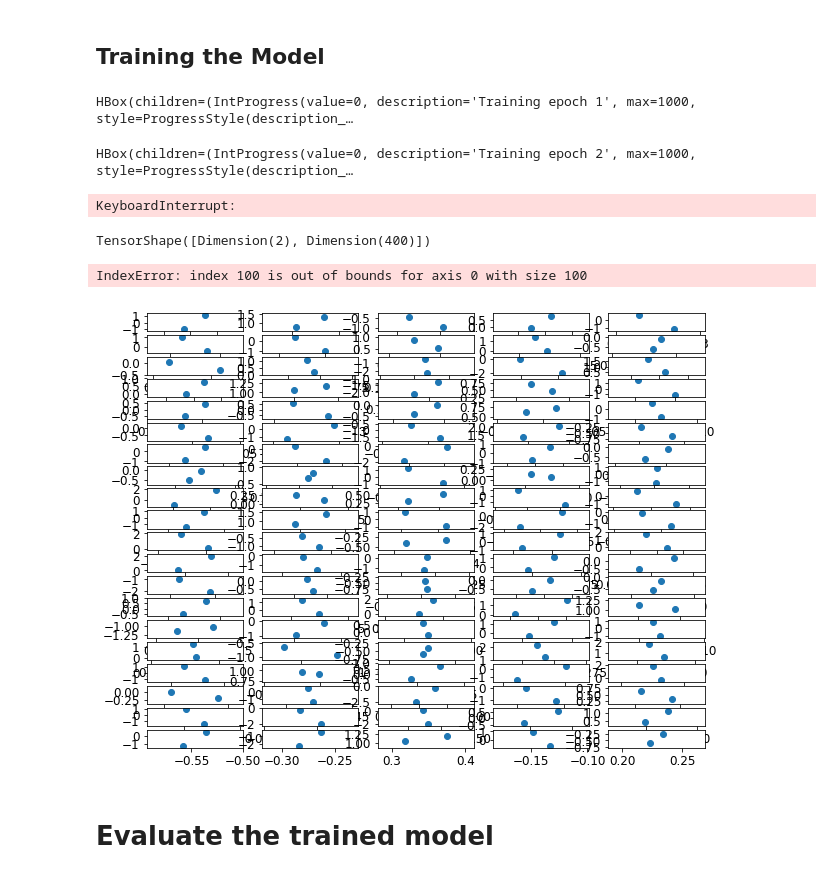
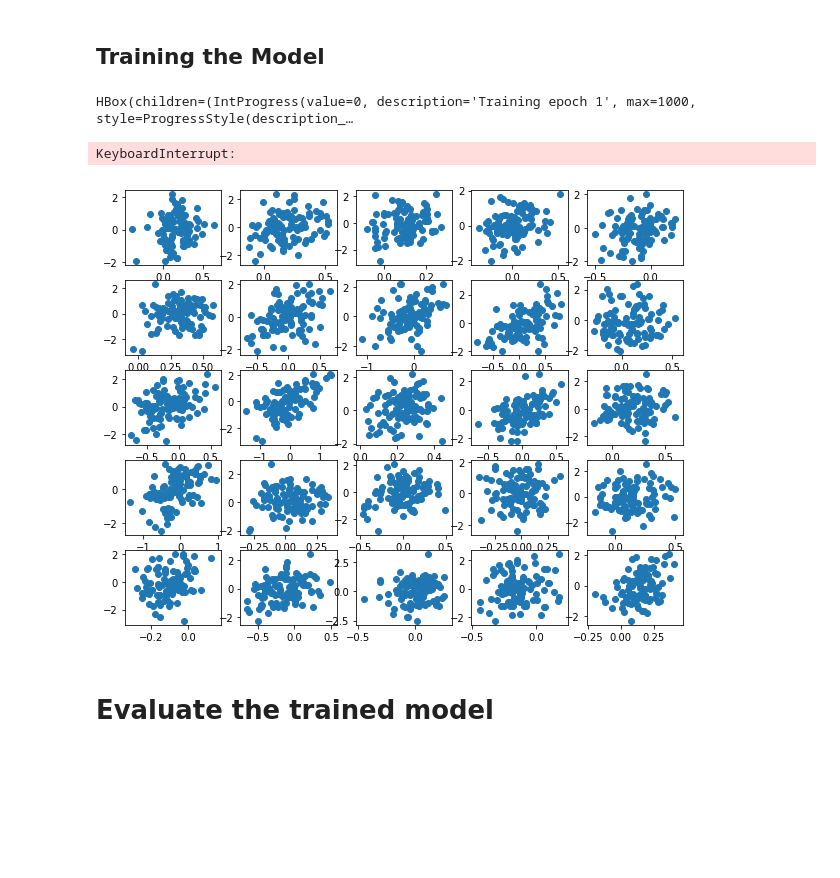
Before and after one commit to stefanradev93/cINN, a Jupyter notebook: BayesianRegression_cINN_Invariant_Example_LargeN.ipynb, the cells around one changed output. Cells and saved outputs as stored; diff of their text form; code cells hidden in the pictures; blank space fills up the shorter version.

Commit message:
Add Gaussian model

```diff
--- a/BayesianRegression_cINN_Invariant_Example_LargeN.ipynb
+++ b/BayesianRegression_cINN_Invariant_Example_LargeN.ipynb
@@ -486,3 +566,5 @@ bayesian_regression = partial(bayesian_regression, n_points=n_points)
 summary_net = InvariantNetwork(summary_dim)
 model = DeepConditionalModel(inv_meta, n_inv_blocks, theta_dim, summary_net=summary_net, permute=True)
 optimizer = tf.train.AdamOptimizer(learning_rate=learning_rate)
+# %%
+X_test, theta_test = data_gen(100)
@@ -500,7 +585,5 @@ else:
 Initializing from scratch.
 # %% [markdown]
 ## Test Data
-# %%
-X_test, theta_test = bayesian_regression(2)
 # %% [markdown]
 ## Test Untrained Model
@@ -515,15 +610,25 @@ plot_metrics_params(model, X_test, theta_test, n_samples_posterior, n_chunks=10)
 for ep in range(1, epochs+1):
     with tqdm(total=iterations_per_epoch, desc='Training epoch {}'.format(ep)) as p_bar:
         # Run training loop
-        train_online_ml(model, optimizer, bayesian_regression, iterations_per_epoch,
+        train_online_ml(model, optimizer, data_gen, iterations_per_epoch,
                         batch_size, p_bar=p_bar, clip_value=clip_value, global_step=global_step,
                         transform=None, n_smooth=100)
-        # Plot stuff
-#         plot_metrics_params(model, X_test, theta_test, n_samples_posterior, n_chunks=10)
+#         # Plot stuff
+#         theta_approx_means = np.concatenate(
+#                         [model.sample(X_test, n_samples_posterior // 20, to_numpy=True)
+#                          for _ in range(20)], axis=0).mean(axis=0)
+
+#         post_means = np.stack([bayesian_regression.posterior_beta(X_test[i].numpy()).mean
+#                          for i in range(X_test.shape[0])],axis=0)
+
+#         # Plot first 25
+#         f, ax = plt.subplots(5, 5, figsize=(10, 8))
+#         for i in range(25):
+#             ax.flat[i].scatter(theta_approx_means[:, i], post_means[:, i])
+#         plt.show()
 
         # Save model
         manager.save()
 # %% [output]
 HBox(children=(IntProgress(value=0, description='Training epoch 1', max=1000, style=ProgressStyle(description_…
-HBox(children=(IntProgress(value=0, description='Training epoch 2', max=1000, style=ProgressStyle(description_…
+KeyboardInterrupt:
-KeyboardInterrupt:
@@ -534,14 +635,19 @@ theta_approx_means = np.concatenate(
-# %%
-theta_test.shape
-# %% [output]
-TensorShape([Dimension(2), Dimension(400)])
-# %%
-f, ax = plt.subplots(20, 5, figsize=(10, 8))
-for i in range(theta_test.shape[1]):
-    ax.flat[i].scatter(theta_approx_means[:, i], theta_test[:, i])
-# %% [output]
-IndexError: index 100 is out of bounds for axis 0 with size 100
-[figure, removed]
+# %%
+# Plot stuff
+theta_approx_means = np.concatenate(
+                [model.sample(X_test, n_samples_posterior // 20, to_numpy=True)
+                 for _ in range(20)], axis=0).mean(axis=0)
+
+post_means = np.stack([bayesian_regression.posterior_beta(X_test[i].numpy()).mean
+                 for i in range(X_test.shape[0])],axis=0)
+
+# Plot first 25
+f, ax = plt.subplots(5, 5, figsize=(10, 8))
+for i in range(25):
+    ax.flat[i].scatter(theta_approx_means[:, i], post_means[:, i])
+plt.show()
+# %% [output]
+[figure, added]
 # %% [markdown]
 # Evaluate the trained model
 # %% [markdown]
```
Also changed, not shown: parts of 19 cells of this notebook, 5 other files.
